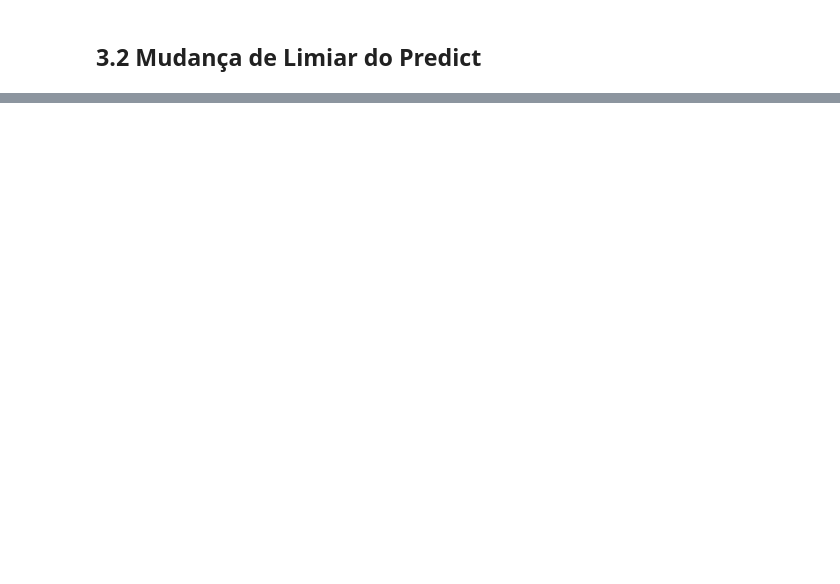
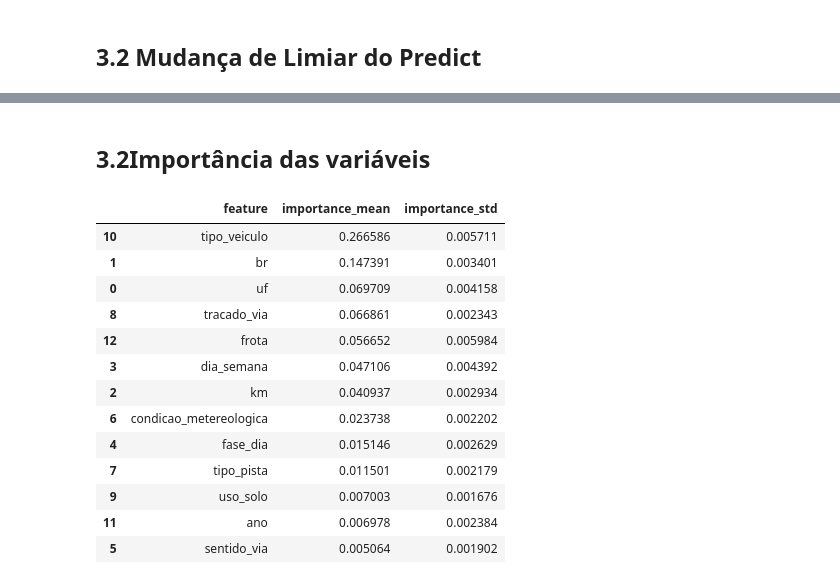
Before and after one commit to elainerreis/predicao_acidentes_rodoviarios, a Jupyter notebook: notebooks/03_notebook.ipynb, the cells around one changed output, grey strips where cells are left out. Saved outputs shown, nothing was run; the diff lists cells and outputs as text; code cells hidden in the pictures; blank space fills up the shorter version.

```diff
--- a/notebooks/03_notebook.ipynb
+++ b/notebooks/03_notebook.ipynb
@@ -183,0 +186,37 @@ Limiar | F1-Score | Recall | Precision
+# %% [markdown]
+## 3.2Importância das variáveis
+# %%
+best_model = random_xgb.best_estimator_
+
+r = permutation_importance(
+    best_model,
+    X_test,
+    y_test,
+    n_repeats=10,
+    random_state=42,
+    scoring='f1',  # mesma métrica do treino
+    n_jobs=-1
+)
+
+perm_importance = pd.DataFrame({
+    'feature': X_test.columns,
+    'importance_mean': r.importances_mean,
+    'importance_std': r.importances_std
+}).sort_values(by='importance_mean', ascending=False)
+
+perm_importance
+# %% [output]
+|  | feature | importance_mean | importance_std |
+| 10 | tipo_veiculo | 0.266586 | 0.005711 |
+| 1 | br | 0.147391 | 0.003401 |
+| 0 | uf | 0.069709 | 0.004158 |
+| 8 | tracado_via | 0.066861 | 0.002343 |
+| 12 | frota | 0.056652 | 0.005984 |
+| 3 | dia_semana | 0.047106 | 0.004392 |
+| 2 | km | 0.040937 | 0.002934 |
+| 6 | condicao_metereologica | 0.023738 | 0.002202 |
+| 4 | fase_dia | 0.015146 | 0.002629 |
+| 7 | tipo_pista | 0.011501 | 0.002179 |
+| 9 | uso_solo | 0.007003 | 0.001676 |
+| 11 | ano | 0.006978 | 0.002384 |
+| 5 | sentido_via | 0.005064 | 0.001902 |
```
Also changed, not shown: parts of 3 cells of this notebook, 1 other file.
